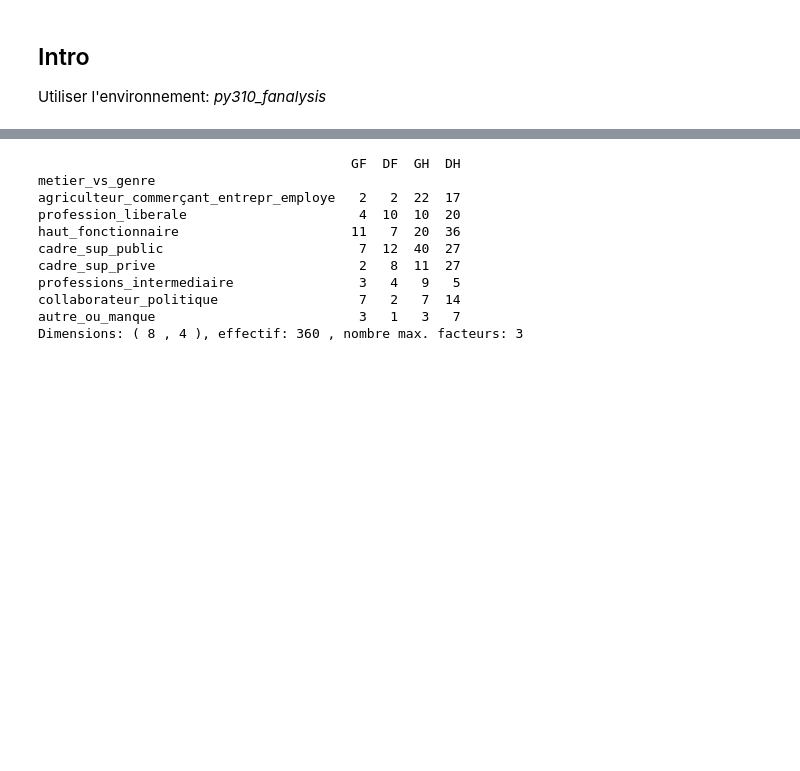
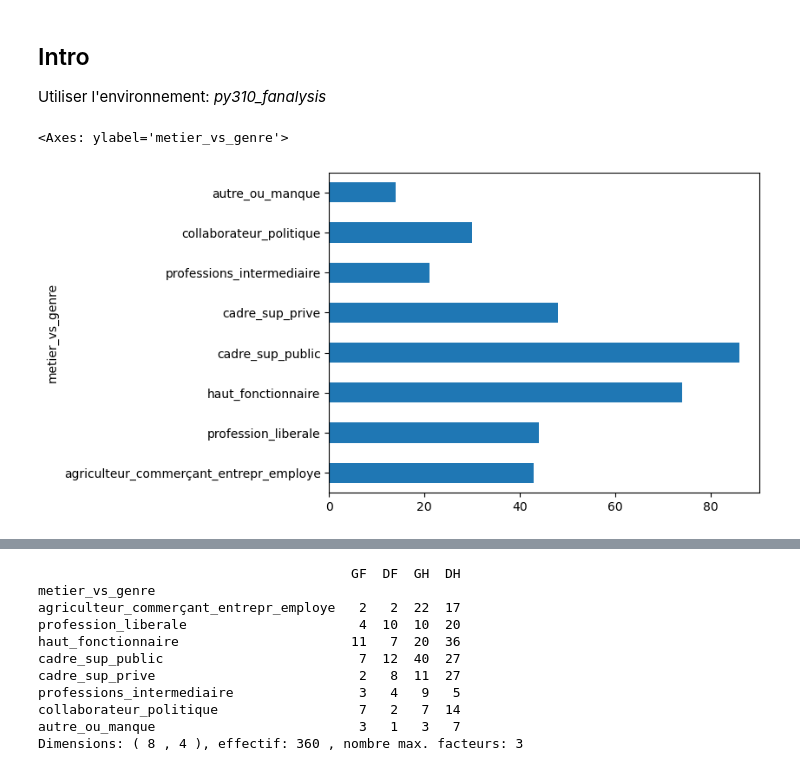
Before and after one commit to Sciences-historiques-numeriques/dossier_prosopographie_politique, a Jupyter notebook: AFC_femmes_ministres.ipynb, the cells around one changed output, grey strips where cells are left out. Saved outputs shown, nothing was run; the diff lists cells and outputs as text; code cells hidden in the pictures; blank space fills up the shorter version.

Commit message:
ajout de distributions

```diff
--- a/AFC_femmes_ministres.ipynb
+++ b/AFC_femmes_ministres.ipynb
@@ -21,3 +21,9 @@ file_choice = "data/Behr and Michon 2014 ministres plus haut postes.csv"
 file_choice = "data/femmes_ministres.csv"
 D = pd.read_csv(file_choice,
                     sep='\t', index_col=0)
+# %%
+### Distribution par métier
+D.sum(axis=1).plot(kind='barh')
+# %% [output]
+<Axes: ylabel='metier_vs_genre'>
+[figure, added]
```
Also changed, not shown: parts of 1 cell of this notebook.
